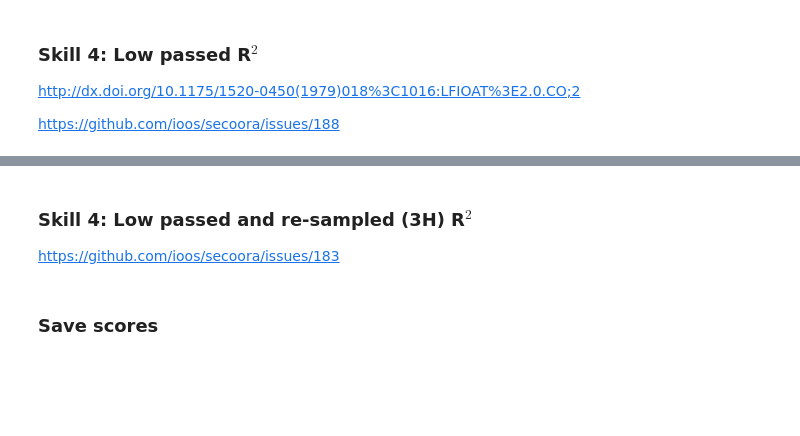
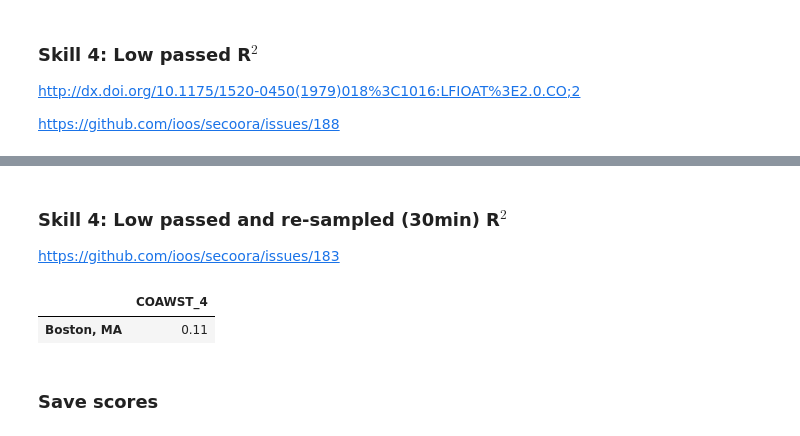
Before and after one commit to ocefpaf/boston_light_swim_split_notebooks, a Jupyter notebook: 01-skill_score.ipynb, the cells around one changed output, grey strips where cells are left out. Cells and saved outputs as stored; diff of their text form; code cells hidden in the pictures; blank space fills up the shorter version.

```diff
--- a/01-skill_score.ipynb
+++ b/01-skill_score.ipynb
@@ -159,27 +171,30 @@ html
 # %% [markdown]
-### Skill 4: Low passed and re-sampled (3H) R$^2$
+### Skill 4: Low passed and re-sampled (30min) R$^2$
 
 https://github.com/ioos/secoora/issues/183
 # %%
 from utilities import r2
 
 dfs = load_ncs(run_name)
 
 # SABGOM dt = 3 hours.
-dfs = dfs.swapaxes('items', 'major').resample('3H').swapaxes('items', 'major')
+dfs = dfs.swapaxes('items', 'major').resample('30min').swapaxes('items', 'major')
 
 df = apply_skill(dfs, r2, remove_mean=True, filter_tides=False)
 df = rename_cols(df)
 skill_score['low_pass_resampled_3H_r2'] = df.copy()
 
 # Filter out stations with no valid comparison.
 df.dropna(how='all', axis=1, inplace=True)
 df = df.applymap('{:.2f}'.format).replace('nan', '--')
 
 html = to_html(df.T)
 fname = os.path.join(run_name, 'low_pass_resampled_3H_r2.html'.format(run_name))
 save_html(fname, html)
 html
+# %% [output]
+|  | COAWST_4 |
+| Boston, MA | 0.11 |
 # %% [markdown]
 ### Save scores
 # %%
```
Also changed, not shown: parts of 5 cells of this notebook, 16 other files.
